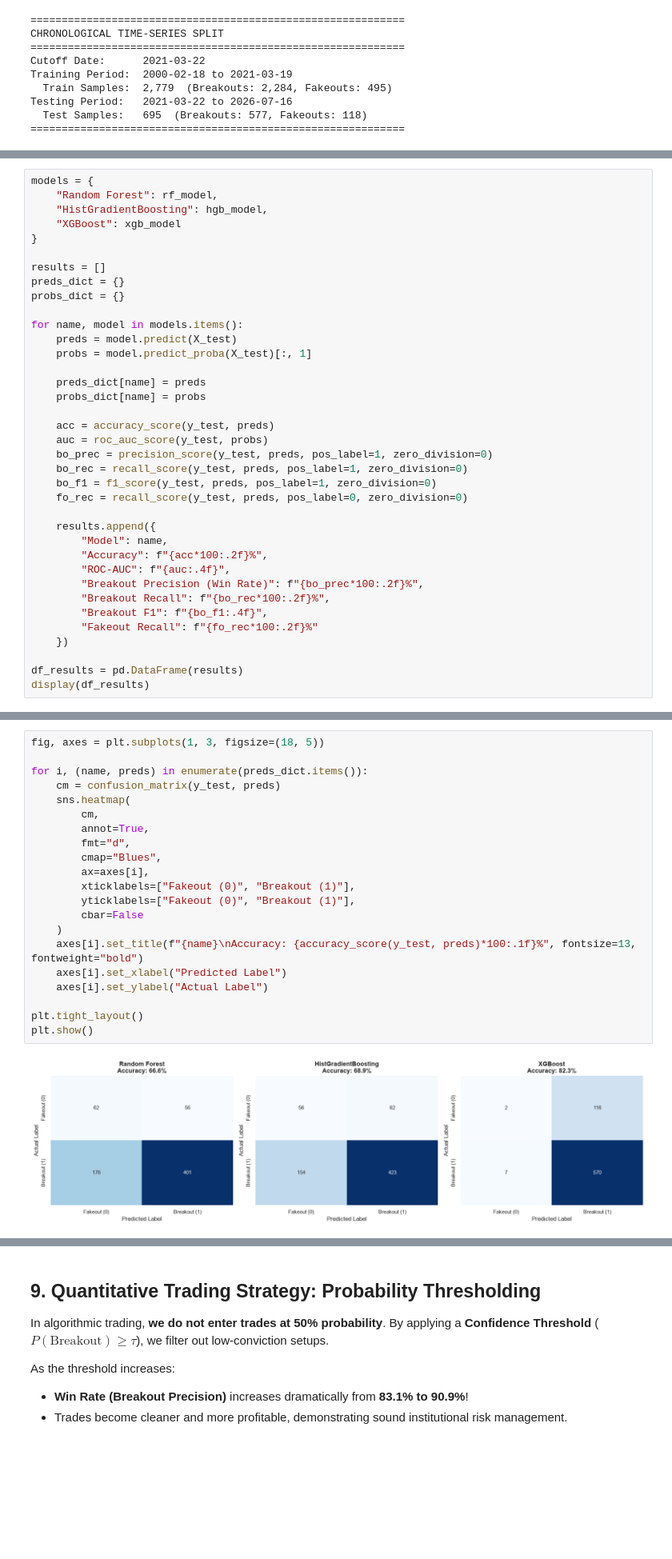
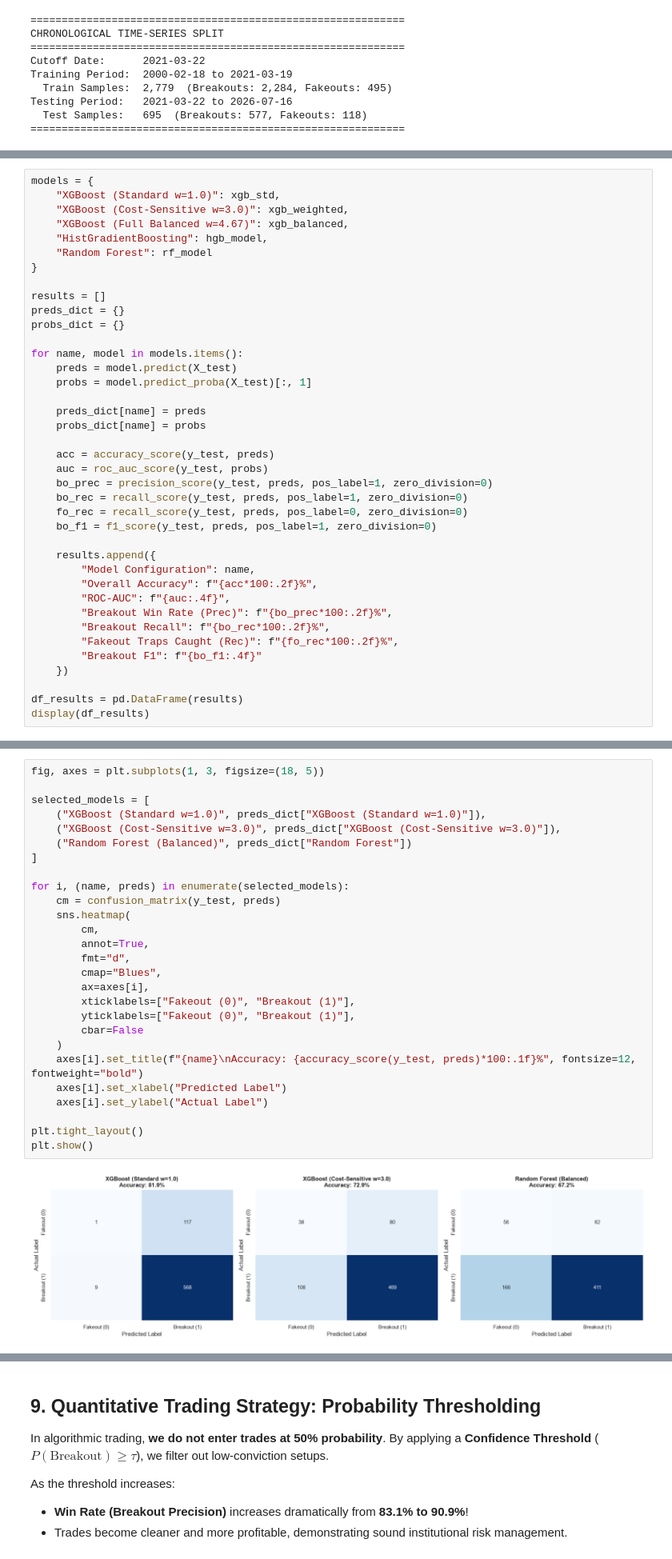
Before and after one commit to salahAbdeldaim/stock-breakout-detection, a Jupyter notebook: model.ipynb, the cells around one changed output, grey strips where cells are left out. Shown at 80% size. Cells and saved outputs as stored; diff of their text form; blank space fills up the shorter version.

Commit message:
Implement custom class weighting and sweep analysis in model.ipynb

```diff
--- a/model.ipynb
+++ b/model.ipynb
@@ -269,8 +347,10 @@ We evaluate all three models on the out-of-sample test set (2021–2026) across
 # %%
 models = {
-    "Random Forest": rf_model,
+    "XGBoost (Standard w=1.0)": xgb_std,
+    "XGBoost (Cost-Sensitive w=3.0)": xgb_weighted,
+    "XGBoost (Full Balanced w=4.67)": xgb_balanced,
     "HistGradientBoosting": hgb_model,
-    "XGBoost": xgb_model
+    "Random Forest": rf_model
 }
 
 results = []
@@ -288,17 +368,17 @@ for name, model in models.items():
     auc = roc_auc_score(y_test, probs)
     bo_prec = precision_score(y_test, preds, pos_label=1, zero_division=0)
     bo_rec = recall_score(y_test, preds, pos_label=1, zero_division=0)
+    fo_rec = recall_score(y_test, preds, pos_label=0, zero_division=0)
     bo_f1 = f1_score(y_test, preds, pos_label=1, zero_division=0)
-    fo_rec = recall_score(y_test, preds, pos_label=0, zero_division=0)
 
     results.append({
-        "Model": name,
-        "Accuracy": f"{acc*100:.2f}%",
+        "Model Configuration": name,
+        "Overall Accuracy": f"{acc*100:.2f}%",
         "ROC-AUC": f"{auc:.4f}",
-        "Breakout Precision (Win Rate)": f"{bo_prec*100:.2f}%",
+        "Breakout Win Rate (Prec)": f"{bo_prec*100:.2f}%",
         "Breakout Recall": f"{bo_rec*100:.2f}%",
-        "Breakout F1": f"{bo_f1:.4f}",
-        "Fakeout Recall": f"{fo_rec*100:.2f}%"
+        "Fakeout Traps Caught (Rec)": f"{fo_rec*100:.2f}%",
+        "Breakout F1": f"{bo_f1:.4f}"
     })
 
 df_results = pd.DataFrame(results)
@@ -314,25 +396,31 @@ Visualize the classification decisions across models to inspect true positives,
 # %%
 fig, axes = plt.subplots(1, 3, figsize=(18, 5))
 
-for i, (name, preds) in enumerate(preds_dict.items()):
+selected_models = [
+    ("XGBoost (Standard w=1.0)", preds_dict["XGBoost (Standard w=1.0)"]),
+    ("XGBoost (Cost-Sensitive w=3.0)", preds_dict["XGBoost (Cost-Sensitive w=3.0)"]),
+    ("Random Forest (Balanced)", preds_dict["Random Forest"])
+]
+
+for i, (name, preds) in enumerate(selected_models):
     cm = confusion_matrix(y_test, preds)
     sns.heatmap(
         cm,
         annot=True,
         fmt="d",
         cmap="Blues",
         ax=axes[i],
         xticklabels=["Fakeout (0)", "Breakout (1)"],
         yticklabels=["Fakeout (0)", "Breakout (1)"],
         cbar=False
     )
-    axes[i].set_title(f"{name}\nAccuracy: {accuracy_score(y_test, preds)*100:.1f}%", fontsize=13, fontweight="bold")
+    axes[i].set_title(f"{name}\nAccuracy: {accuracy_score(y_test, preds)*100:.1f}%", fontsize=12, fontweight="bold")
     axes[i].set_xlabel("Predicted Label")
     axes[i].set_ylabel("Actual Label")
 
 plt.tight_layout()
 plt.show()
 # %% [output]
-[figure, old version]
+[figure, new version]
 # %% [markdown]
 ### 7.2 ROC Curves & Discrimination Capacity
```
Also changed, not shown: parts of 21 cells of this notebook, 1 other file.
